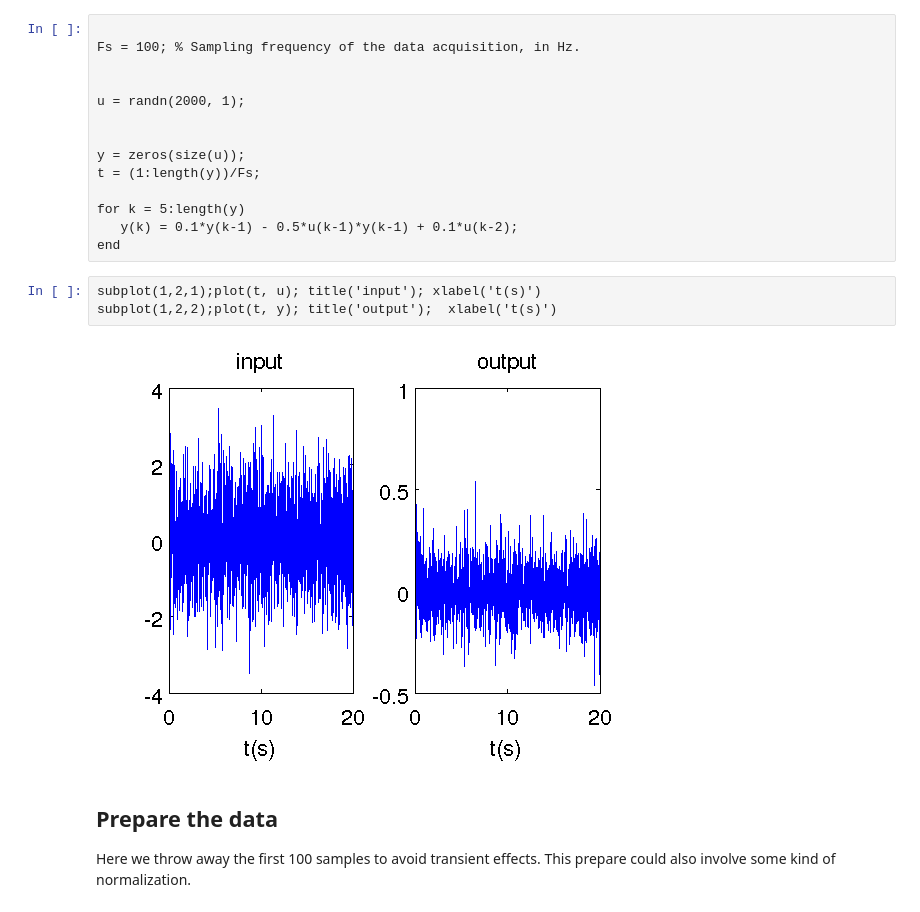
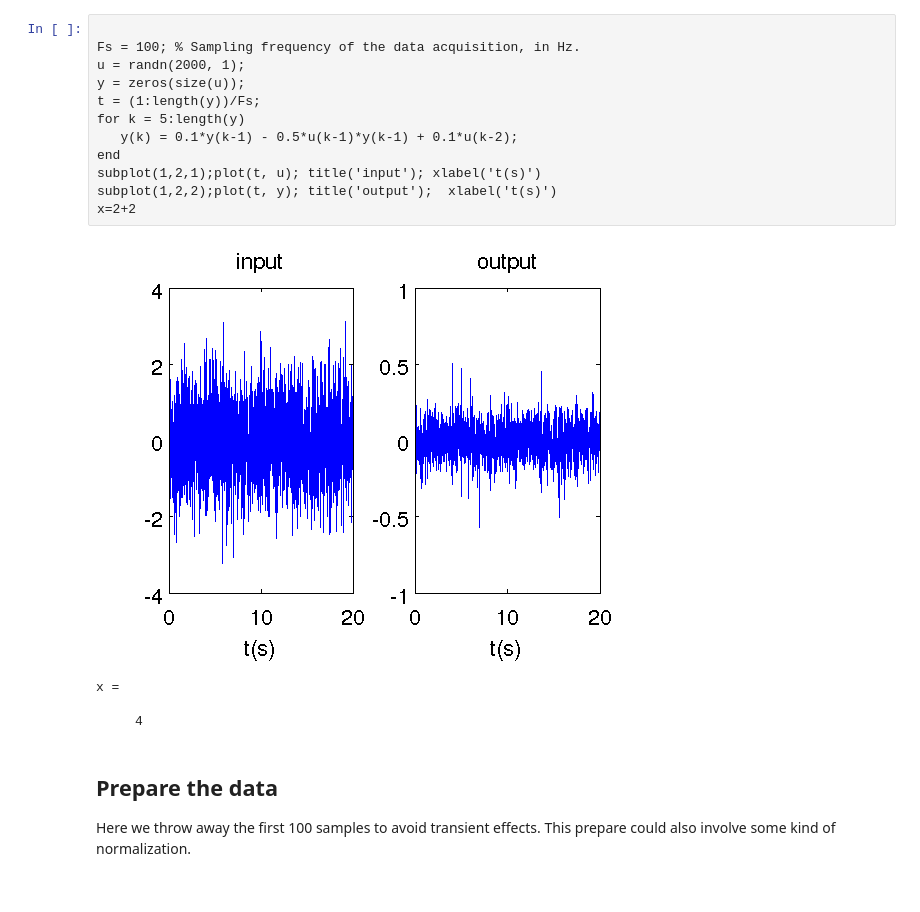
Before and after one commit to rnwatanabe/FROLSIdentification, a Jupyter notebook: FROLSExampleNotebook_Matlab.ipynb, the cells around one changed output. Saved outputs shown, nothing was run; the diff lists cells and outputs as text.

```diff
--- a/FROLSExampleNotebook_Matlab.ipynb
+++ b/FROLSExampleNotebook_Matlab.ipynb
@@ -5,22 +5,20 @@ In the cell below, we obtain a signal of the system $y(k) = 0.1y(k-1) - 0.5u(k-1
 # %%
 
 Fs = 100; % Sampling frequency of the data acquisition, in Hz.
-
-
 u = randn(2000, 1);
-
-
 y = zeros(size(u));
 t = (1:length(y))/Fs;
-
 for k = 5:length(y)
    y(k) = 0.1*y(k-1) - 0.5*u(k-1)*y(k-1) + 0.1*u(k-2);
 end
+subplot(1,2,1);plot(t, u); title('input'); xlabel('t(s)')
+subplot(1,2,2);plot(t, y); title('output');  xlabel('t(s)')
+x=2+2
+# %% [output]
+[figure, added]
+x =
+
+     4
-# %%
-subplot(1,2,1);plot(t, u); title('input'); xlabel('t(s)')
-subplot(1,2,2);plot(t, y); title('output');  xlabel('t(s)')
-# %% [output]
-[figure, removed]
 # %% [markdown]
 ## Prepare the data
 
```
Also changed, not shown: parts of 8 cells of this notebook, 6 other files.
